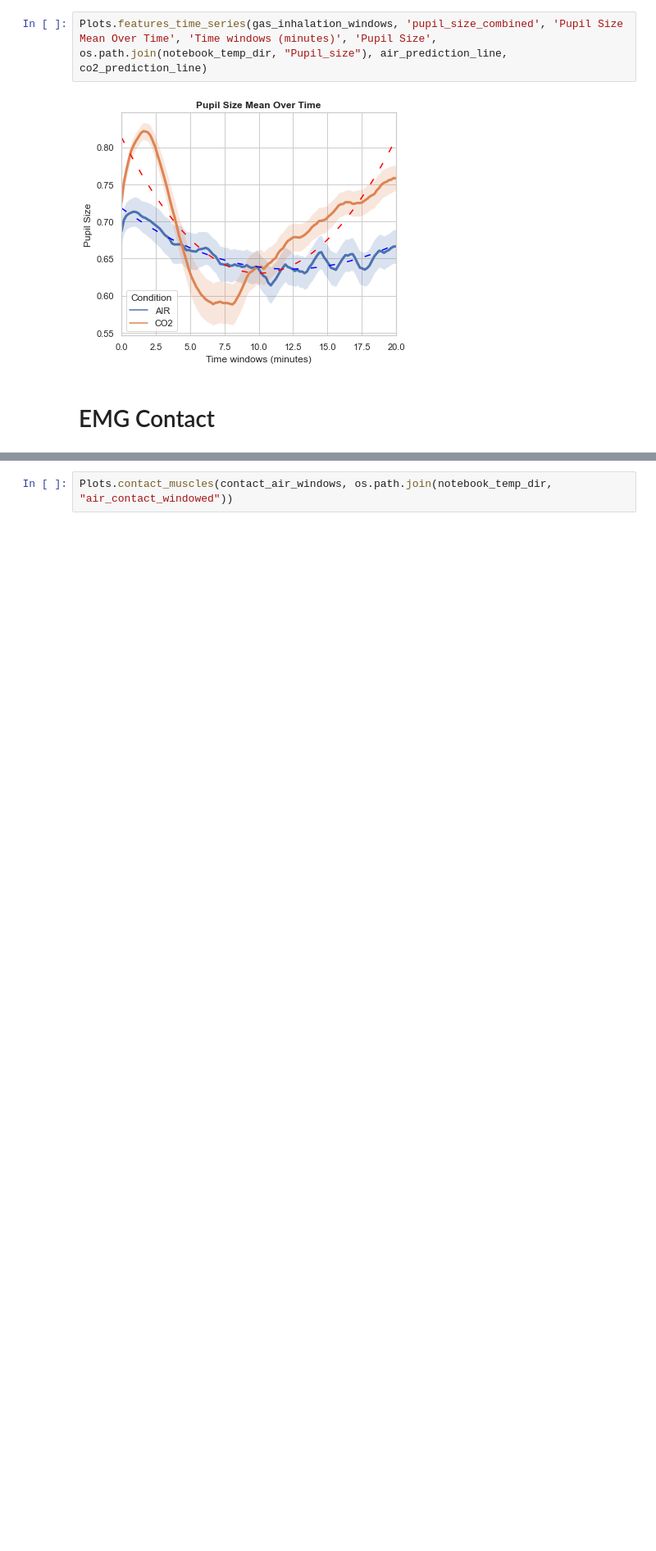
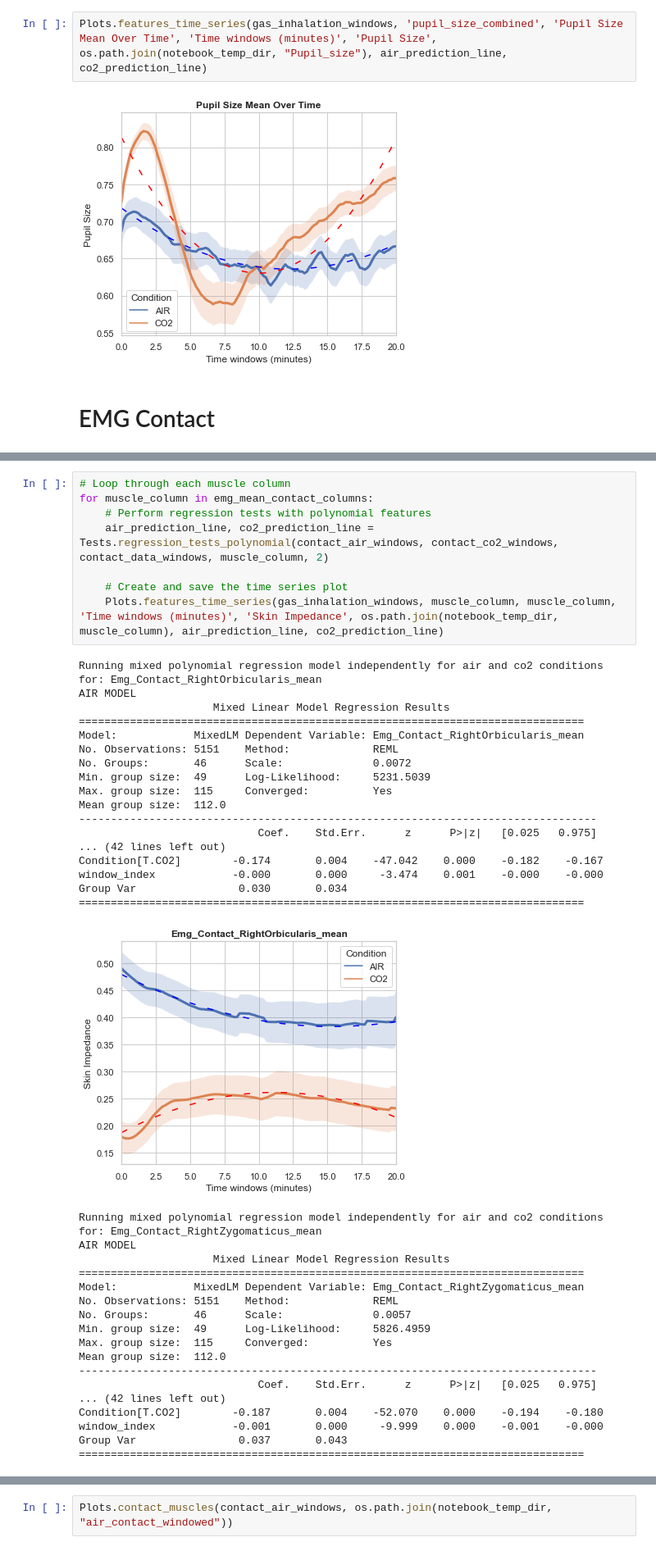
Before and after one commit to michalgnacek/co2-study, a Jupyter notebook: notebooks/3_statistics.ipynb, the cells around one changed output, grey strips where cells are left out. Shown at 82% size. Cells and saved outputs as stored; diff of their text form; blank space fills up the shorter version.

```diff
--- a/notebooks/3_statistics.ipynb
+++ b/notebooks/3_statistics.ipynb
@@ -315,0 +394,44 @@ contact_co2_windows = contact_data_windows[contact_data_windows['Condition']=='C
+# %%
+# Loop through each muscle column
+for muscle_column in emg_mean_contact_columns:
+    # Perform regression tests with polynomial features
+    air_prediction_line, co2_prediction_line = Tests.regression_tests_polynomial(contact_air_windows, contact_co2_windows, contact_data_windows, muscle_column, 2)
+
+    # Create and save the time series plot
+    Plots.features_time_series(gas_inhalation_windows, muscle_column, muscle_column, 'Time windows (minutes)', 'Skin Impedance', os.path.join(notebook_temp_dir, muscle_column), air_prediction_line, co2_prediction_line)
+# %% [output]
+Running mixed polynomial regression model independently for air and co2 conditions for: Emg_Contact_RightOrbicularis_mean
+AIR MODEL
+                     Mixed Linear Model Regression Results
+===============================================================================
+Model:            MixedLM Dependent Variable: Emg_Contact_RightOrbicularis_mean
+No. Observations: 5151    Method:             REML
+No. Groups:       46      Scale:              0.0072
+Min. group size:  49      Log-Likelihood:     5231.5039
+Max. group size:  115     Converged:          Yes
+Mean group size:  112.0
+---------------------------------------------------------------------------------
+                            Coef.    Std.Err.      z      P>|z|   [0.025   0.975]
+... (42 lines left out)
+Condition[T.CO2]        -0.174       0.004    -47.042    0.000    -0.182    -0.167
+window_index            -0.000       0.000     -3.474    0.001    -0.000    -0.000
+Group Var                0.030       0.034
+===============================================================================
+[figure, added]
+Running mixed polynomial regression model independently for air and co2 conditions for: Emg_Contact_RightZygomaticus_mean
+AIR MODEL
+                     Mixed Linear Model Regression Results
+===============================================================================
+Model:            MixedLM Dependent Variable: Emg_Contact_RightZygomaticus_mean
+No. Observations: 5151    Method:             REML
+No. Groups:       46      Scale:              0.0057
+Min. group size:  49      Log-Likelihood:     5826.4959
+Max. group size:  115     Converged:          Yes
+Mean group size:  112.0
+---------------------------------------------------------------------------------
+                            Coef.    Std.Err.      z      P>|z|   [0.025   0.975]
+... (42 lines left out)
+Condition[T.CO2]        -0.187       0.004    -52.070    0.000    -0.194    -0.180
+window_index            -0.001       0.000     -9.999    0.000    -0.001    -0.000
+Group Var                0.037       0.043
+===============================================================================
```
Also changed, not shown: parts of 36 cells of this notebook, 9 other files.
